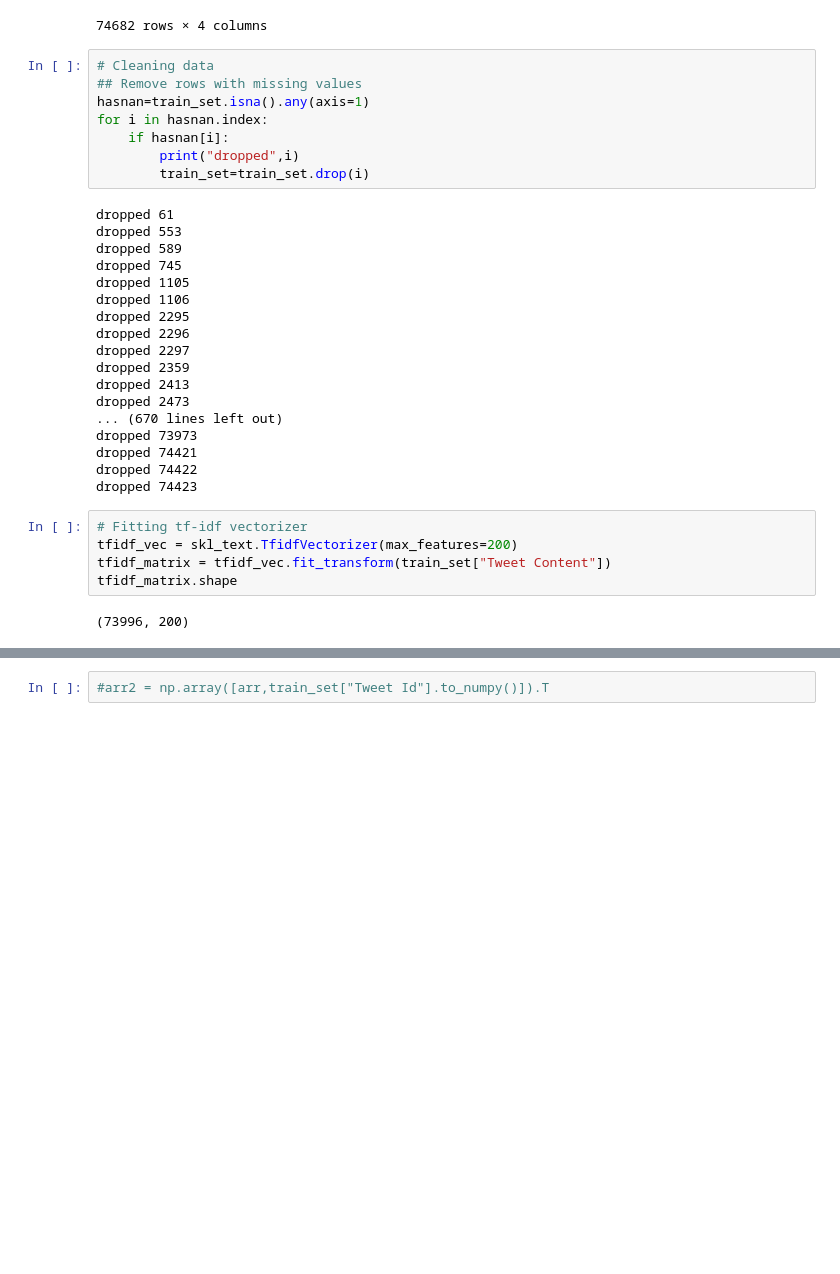
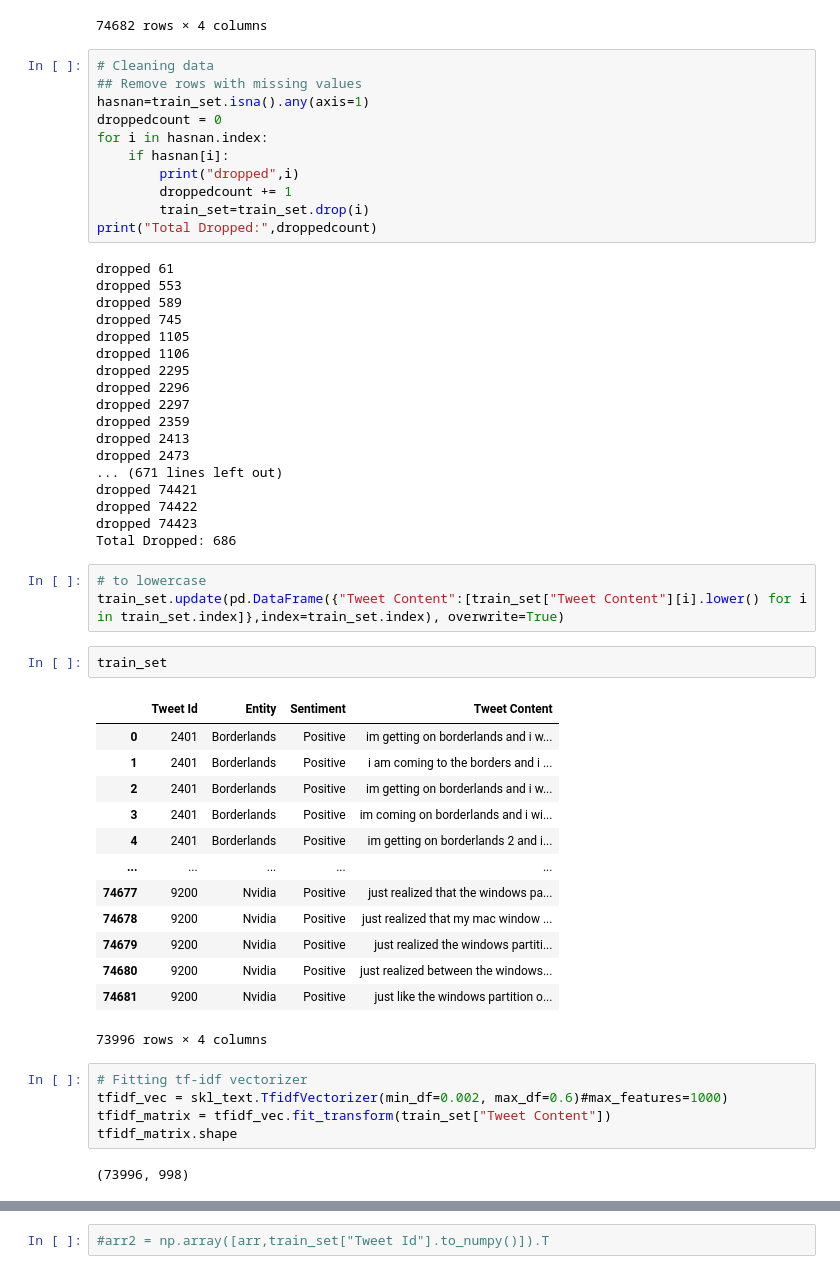
Before and after one commit to TylerJaafari-RIT/csci-635-project, a Jupyter notebook: code/TFIDF_Vectorization.ipynb, the cells around one changed output, grey strips where cells are left out. Drawn from its saved outputs; the diff is of its cells as text; blank space fills up the shorter version.

```diff
--- a/code/TFIDF_Vectorization.ipynb
+++ b/code/TFIDF_Vectorization.ipynb
@@ -29,10 +33,13 @@ train_set
 # Cleaning data
 ## Remove rows with missing values
 hasnan=train_set.isna().any(axis=1)
+droppedcount = 0
 for i in hasnan.index:
     if hasnan[i]:
         print("dropped",i)
+        droppedcount += 1
         train_set=train_set.drop(i)
+print("Total Dropped:",droppedcount)
 # %% [output]
 dropped 61
 dropped 553
@@ -46,16 +53,35 @@ dropped 2297
 dropped 2359
 dropped 2413
 dropped 2473
-... (670 lines left out)
-dropped 73973
+... (671 lines left out)
 dropped 74421
 dropped 74422
 dropped 74423
+Total Dropped: 686
+# %%
+# to lowercase
+train_set.update(pd.DataFrame({"Tweet Content":[train_set["Tweet Content"][i].lower() for i in train_set.index]},index=train_set.index), overwrite=True)
+# %%
+train_set
+# %% [output]
+|  | Tweet Id | Entity | Sentiment | Tweet Content |
+| 0 | 2401 | Borderlands | Positive | im getting on borderlands and i w... |
+| 1 | 2401 | Borderlands | Positive | i am coming to the borders and i ... |
+| 2 | 2401 | Borderlands | Positive | im getting on borderlands and i w... |
+| 3 | 2401 | Borderlands | Positive | im coming on borderlands and i wi... |
+| 4 | 2401 | Borderlands | Positive | im getting on borderlands 2 and i... |
+| ... | ... | ... | ... | ... |
+| 74677 | 9200 | Nvidia | Positive | just realized that the windows pa... |
+| 74678 | 9200 | Nvidia | Positive | just realized that my mac window ... |
+| 74679 | 9200 | Nvidia | Positive | just realized the windows partiti... |
+| 74680 | 9200 | Nvidia | Positive | just realized between the windows... |
+| 74681 | 9200 | Nvidia | Positive | just like the windows partition o... |
+73996 rows × 4 columns
 # %%
 # Fitting tf-idf vectorizer
-tfidf_vec = skl_text.TfidfVectorizer(max_features=200)
+tfidf_vec = skl_text.TfidfVectorizer(min_df=0.002, max_df=0.6)#max_features=1000)
 tfidf_matrix = tfidf_vec.fit_transform(train_set["Tweet Content"])
 tfidf_matrix.shape
 # %% [output]
-(73996, 200)
+(73996, 998)
 # %%
```
Also changed, not shown: parts of 11 cells of this notebook.
